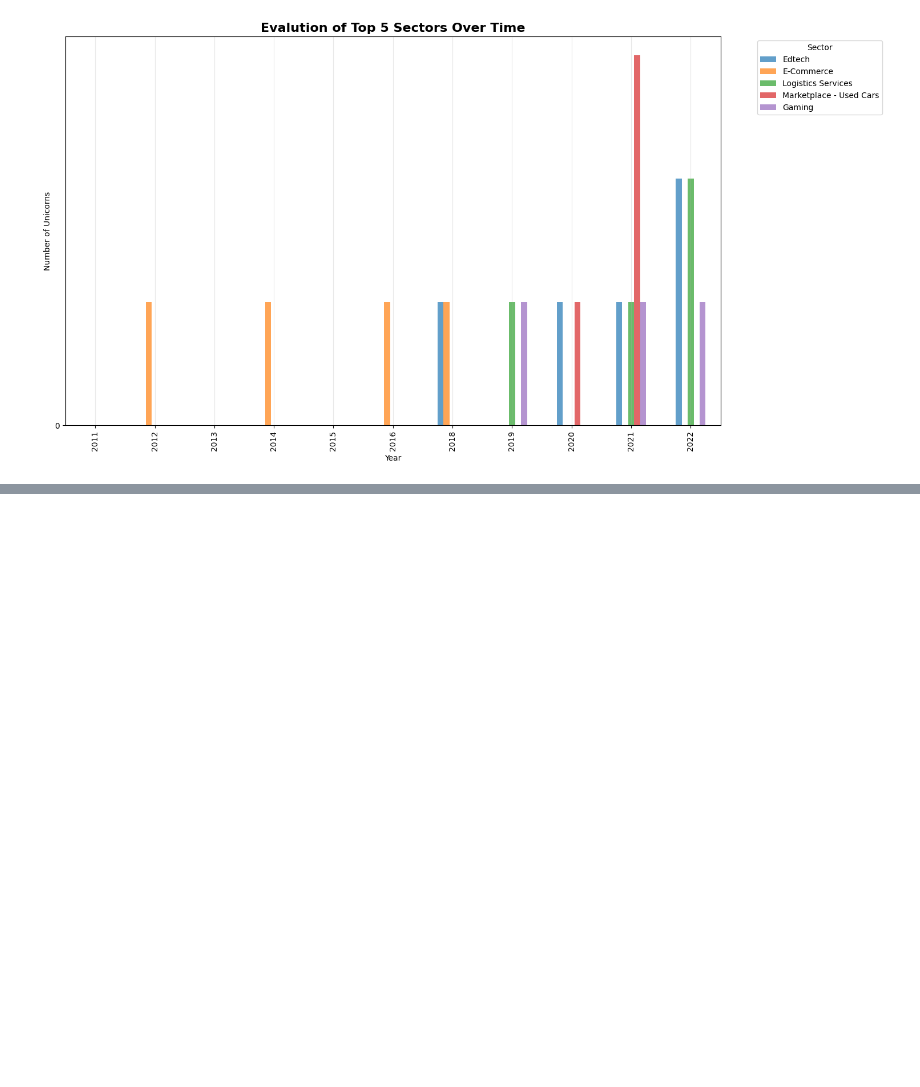
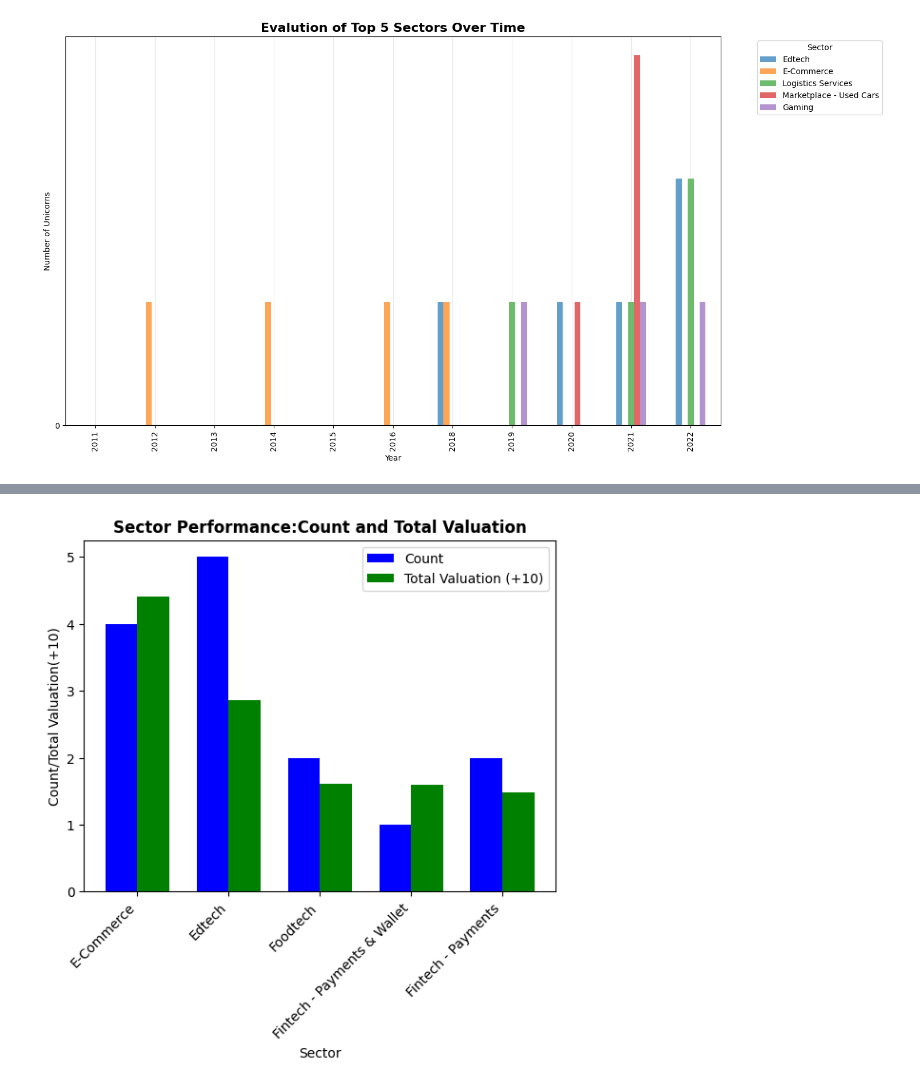
Before and after one commit to prabhavatin/python-ml, a Jupyter notebook: Python_Day7.ipynb, the cells around one changed output, grey strips where cells are left out. Saved outputs shown, nothing was run; the diff lists cells and outputs as text; code cells hidden in the pictures; blank space fills up the shorter version.

```diff
--- a/Python_Day7.ipynb
+++ b/Python_Day7.ipynb
@@ -316,0 +333,18 @@ display_k_sector_evalution(df,5)
+# %%
+sector_summary=df.groupby('Sector').agg({'Valuation ($B)':['count','sum']}).round(2)
+sector_summary.columns=['count','Total_Valuation']
+sector_summary=sector_summary.sort_values('Total_Valuation',ascending=False).head()
+
+x=np.arange(len(sector_summary))
+width=0.35
+
+plt.bar(x - width/2,sector_summary['count'],width,label='Count',color='blue')
+plt.bar(x + width/2,sector_summary['Total_Valuation']/10,width,label='Total Valuation (+10)',color='green')
+plt.title('Sector Performance:Count and Total Valuation',fontweight='bold')
+plt.xlabel('Sector')
+plt.ylabel('Count/Total Valuation(+10)')
+plt.xticks(x,sector_summary.index,rotation=45,ha='right')
+plt.legend()
+plt.show()
+# %% [output]
+[figure, added]
```
Also changed, not shown: parts of 16 cells of this notebook.
